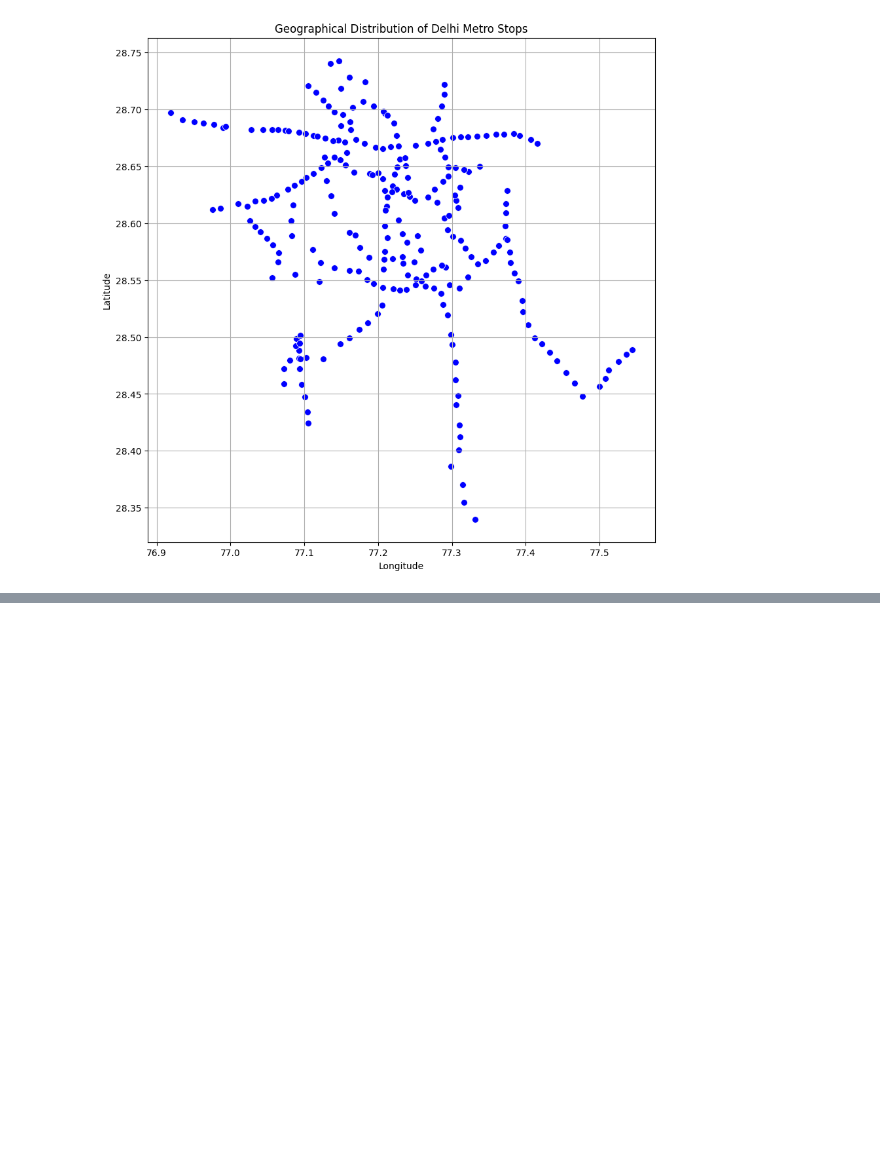
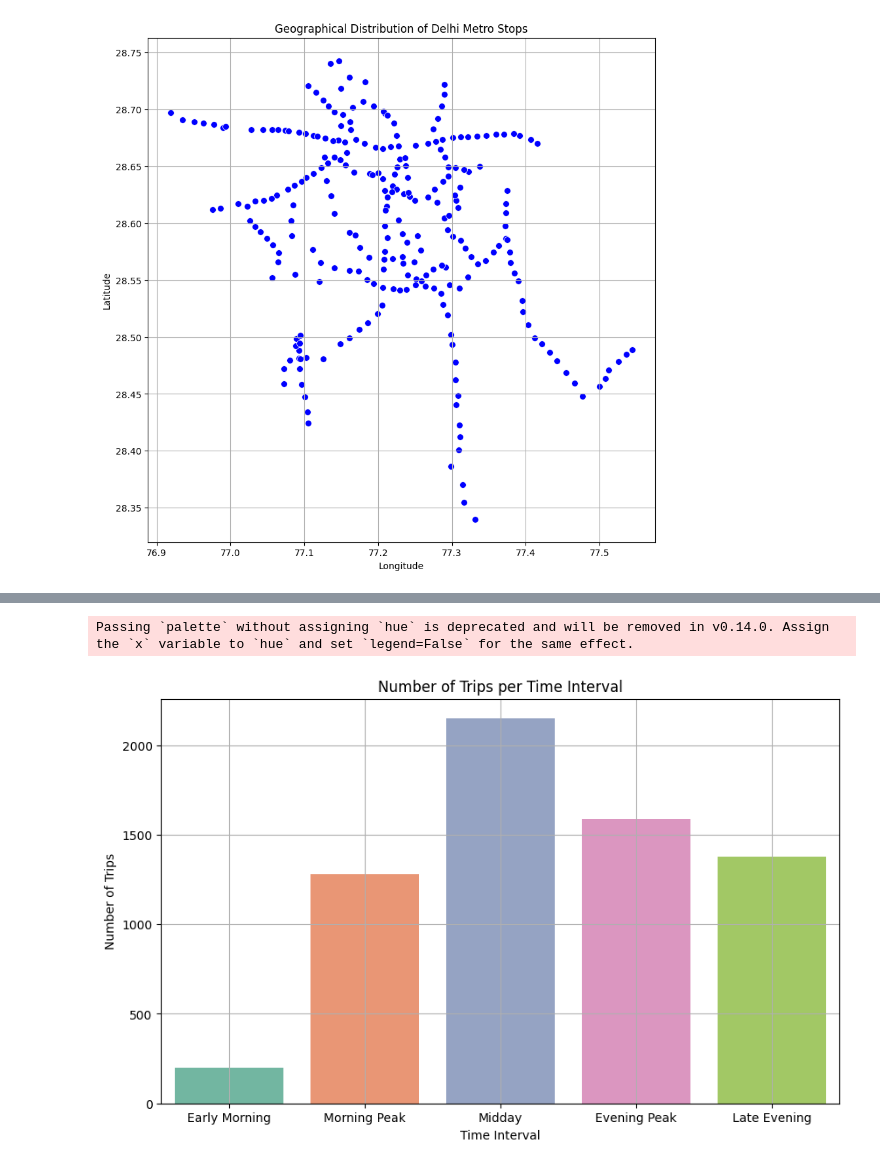
Before and after one commit to Saravanan-20G/Data-Analysis-Projects, a Jupyter notebook: Metro Operations Optimization/Metro Operations Optimization.ipynb, the cells around one changed output, grey strips where cells are left out. Saved outputs shown, nothing was run; the diff lists cells and outputs as text; code cells hidden in the pictures; blank space fills up the shorter version.

```diff
--- a/Metro Operations Optimization/Metro Operations Optimization.ipynb
+++ b/Metro Operations Optimization/Metro Operations Optimization.ipynb
@@ -149,0 +246,37 @@ plt.show()
+# %%
+# define time intervals for classification
+def classify_time_interval(time):
+    if time < dt.time(6, 0):
+        return 'Early Morning'
+    elif time < dt.time(10, 0):
+        return 'Morning Peak'
+    elif time < dt.time(16, 0):
+        return 'Midday'
+    elif time < dt.time(20, 0):
+        return 'Evening Peak'
+    else:
+        return 'Late Evening'
+
+# apply time interval classification
+stop_time['time_interval'] = stop_time['arrival_time_dt'].apply(classify_time_interval)
+
+# count the number of trips per time interval
+trips_per_interval = stop_time.groupby('time_interval')['trip_id'].nunique().reset_index()
+trips_per_interval = trips_per_interval.rename(columns={'trip_id': 'number_of_trips'})
+
+# sorting the dataframe
+ordered_intervals = ['Early Morning', 'Morning Peak', 'Midday', 'Evening Peak', 'Late Evening']
+trips_per_interval['time_interval'] = pd.Categorical(trips_per_interval['time_interval'], categories=ordered_intervals, ordered=True)
+trips_per_interval = trips_per_interval.sort_values('time_interval')
+
+# plotting the number of trips per time interval
+plt.figure(figsize=(10, 6))
+sns.barplot(x='time_interval', y='number_of_trips', data=trips_per_interval, palette='Set2')
+plt.title('Number of Trips per Time Interval')
+plt.xlabel('Time Interval')
+plt.ylabel('Number of Trips')
+plt.grid(True)
+plt.show()
+# %% [output]
+Passing `palette` without assigning `hue` is deprecated and will be removed in v0.14.0. Assign the `x` variable to `hue` and set `legend=False` for the same effect.
+[figure, added]
```
Also changed, not shown: parts of 9 cells of this notebook.
